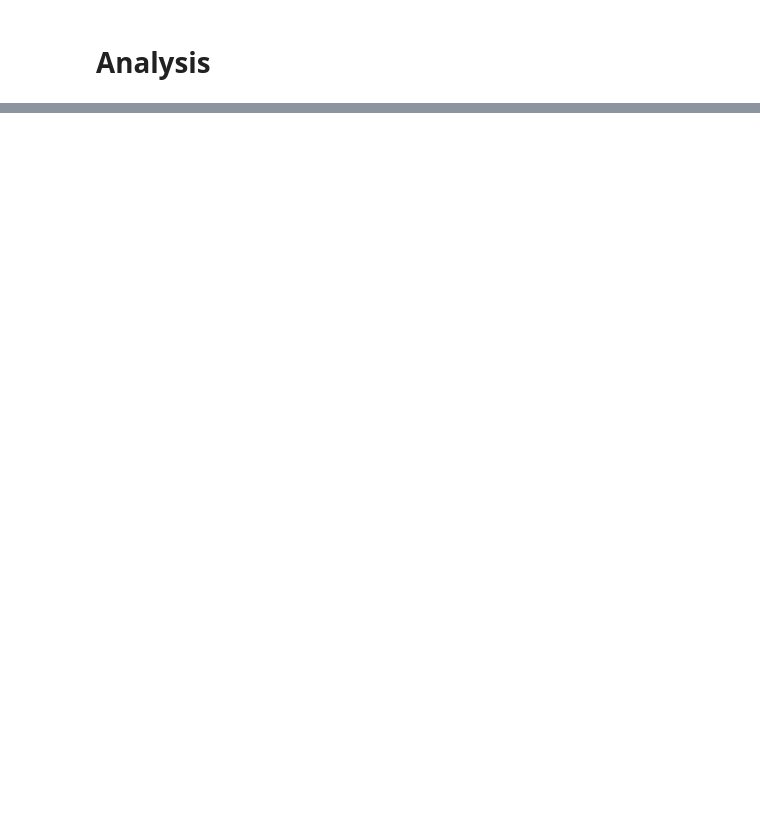
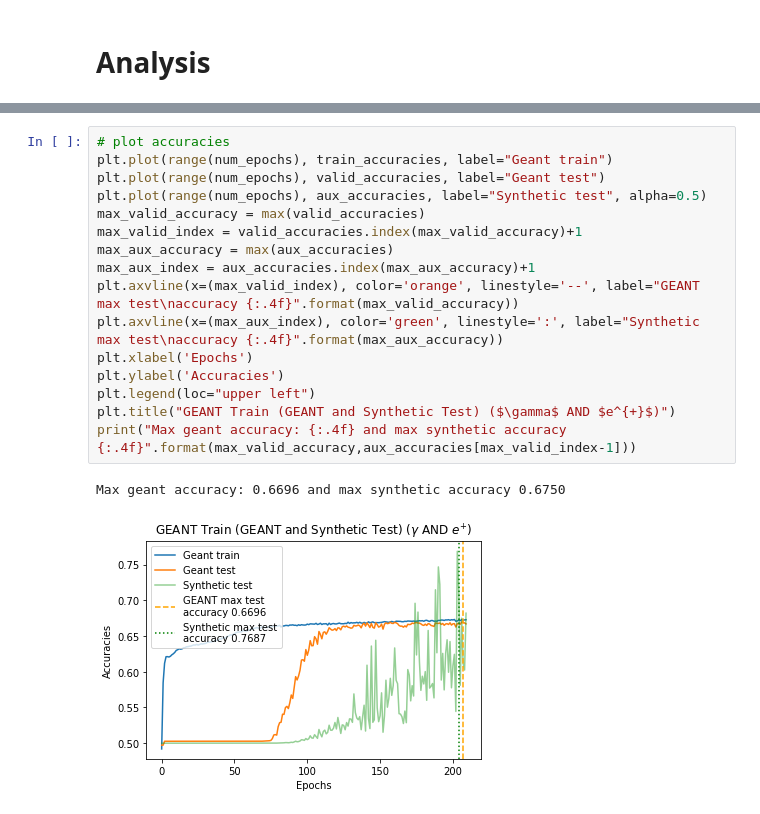
Before and after one commit to QaloSim/CaloQVAE, a Jupyter notebook: notebooks/CaloClassifierV1.ipynb, the cells around one changed output, grey strips where cells are left out. Cells and saved outputs as stored; diff of their text form; blank space fills up the shorter version.

```diff
--- a/notebooks/CaloClassifierV1.ipynb
+++ b/notebooks/CaloClassifierV1.ipynb
@@ -212,0 +268,19 @@ plt.plot(range(num_epochs), obj_vals) # plot loss function
+# %%
+# plot accuracies
+plt.plot(range(num_epochs), train_accuracies, label="Geant train")
+plt.plot(range(num_epochs), valid_accuracies, label="Geant test")
+plt.plot(range(num_epochs), aux_accuracies, label="Synthetic test", alpha=0.5)
+max_valid_accuracy = max(valid_accuracies)
+max_valid_index = valid_accuracies.index(max_valid_accuracy)+1
+max_aux_accuracy = max(aux_accuracies)
+max_aux_index = aux_accuracies.index(max_aux_accuracy)+1
+plt.axvline(x=(max_valid_index), color='orange', linestyle='--', label="GEANT max test\naccuracy {:.4f}".format(max_valid_accuracy))
+plt.axvline(x=(max_aux_index), color='green', linestyle=':', label="Synthetic max test\naccuracy {:.4f}".format(max_aux_accuracy))
+plt.xlabel('Epochs')
+plt.ylabel('Accuracies')
+plt.legend(loc="upper left")
+plt.title("GEANT Train (GEANT and Synthetic Test) ($\gamma$ AND $e^{+}$)")
+print("Max geant accuracy: {:.4f} and max synthetic accuracy {:.4f}".format(max_valid_accuracy,aux_accuracies[max_valid_index-1]))
+# %% [output]
+Max geant accuracy: 0.6696 and max synthetic accuracy 0.6750
+[figure, added]
```
Also changed, not shown: parts of 31 cells of this notebook.
